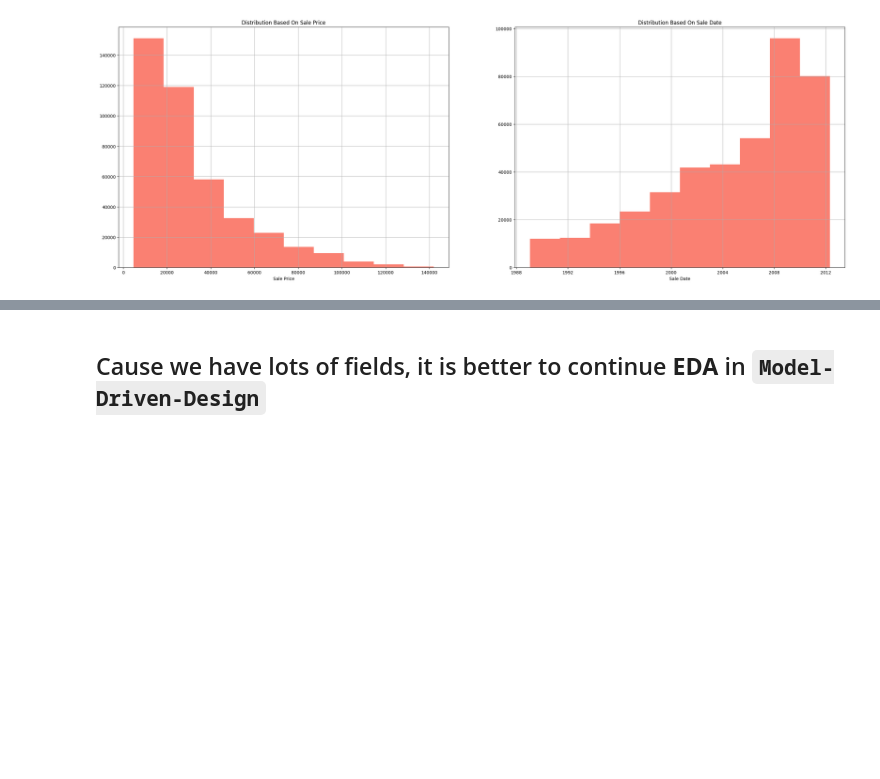
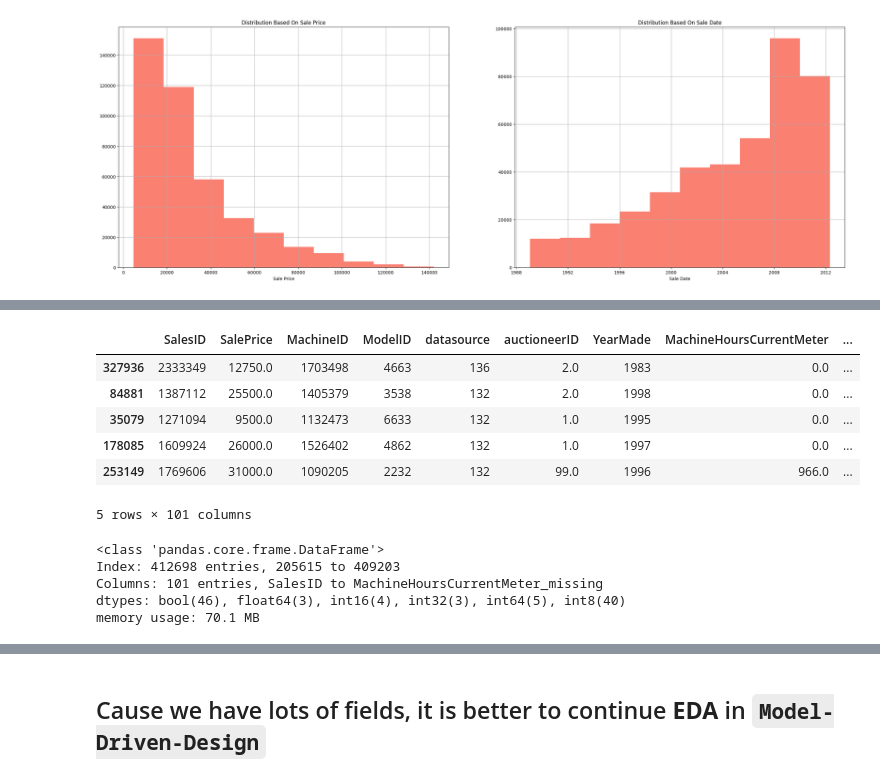
Before and after one commit to Hamid-Ba/bulldozer_price_project, a Jupyter notebook: Bulldozer Price Project.ipynb, the cells around one changed output, grey strips where cells are left out. Cells and saved outputs as stored; diff of their text form; code cells hidden in the pictures; blank space fills up the shorter version.

Commit message:
Preprocessing Data

```diff
--- a/Bulldozer Price Project.ipynb
+++ b/Bulldozer Price Project.ipynb
@@ -115,5 +115,5 @@ Name: saledate, dtype: object
 # %%
 date_format_pd = data_pd.copy()
 # %%
-date_format_pd["date"] = pd.to_datetime(data_pd["saledate"])
+date_format_pd["saledate"] = pd.to_datetime(data_pd["saledate"])
 # %%
@@ -133,5 +133,5 @@ Name: date, dtype: datetime64[ns]
 # %%
-date_format_pd.sort_values(by="date", ascending=True, inplace=True)
+date_format_pd.sort_values(by="saledate", ascending=True, inplace=True)
 # %%
 date_format_pd.head()
 # %% [output]
@@ -204,0 +208,2 @@ plt.title("Distribution Based On Sale Date");
+# %%
+date_format_pd.drop(["saledate"], axis=1, inplace=True)
@@ -204,0 +319,18 @@ plt.title("Distribution Based On Sale Date");
+# %%
+date_format_pd.sample(5)
+# %% [output]
+|  | SalesID | SalePrice | MachineID | ModelID | datasource | auctioneerID | YearMade | MachineHoursCurrentMeter | ... |
+| 327936 | 2333349 | 12750.0 | 1703498 | 4663 | 136 | 2.0 | 1983 | 0.0 | ... |
+| 84881 | 1387112 | 25500.0 | 1405379 | 3538 | 132 | 2.0 | 1998 | 0.0 | ... |
+| 35079 | 1271094 | 9500.0 | 1132473 | 6633 | 132 | 1.0 | 1995 | 0.0 | ... |
+| 178085 | 1609924 | 26000.0 | 1526402 | 4862 | 132 | 1.0 | 1997 | 0.0 | ... |
+| 253149 | 1769606 | 31000.0 | 1090205 | 2232 | 132 | 99.0 | 1996 | 966.0 | ... |
+5 rows × 101 columns
+# %%
+date_format_pd.info()
+# %% [output]
+<class 'pandas.core.frame.DataFrame'>
+Index: 412698 entries, 205615 to 409203
+Columns: 101 entries, SalesID to MachineHoursCurrentMeter_missing
+dtypes: bool(46), float64(3), int16(4), int32(3), int64(5), int8(40)
+memory usage: 70.1 MB
```
Also changed, not shown: parts of 22 cells of this notebook.
